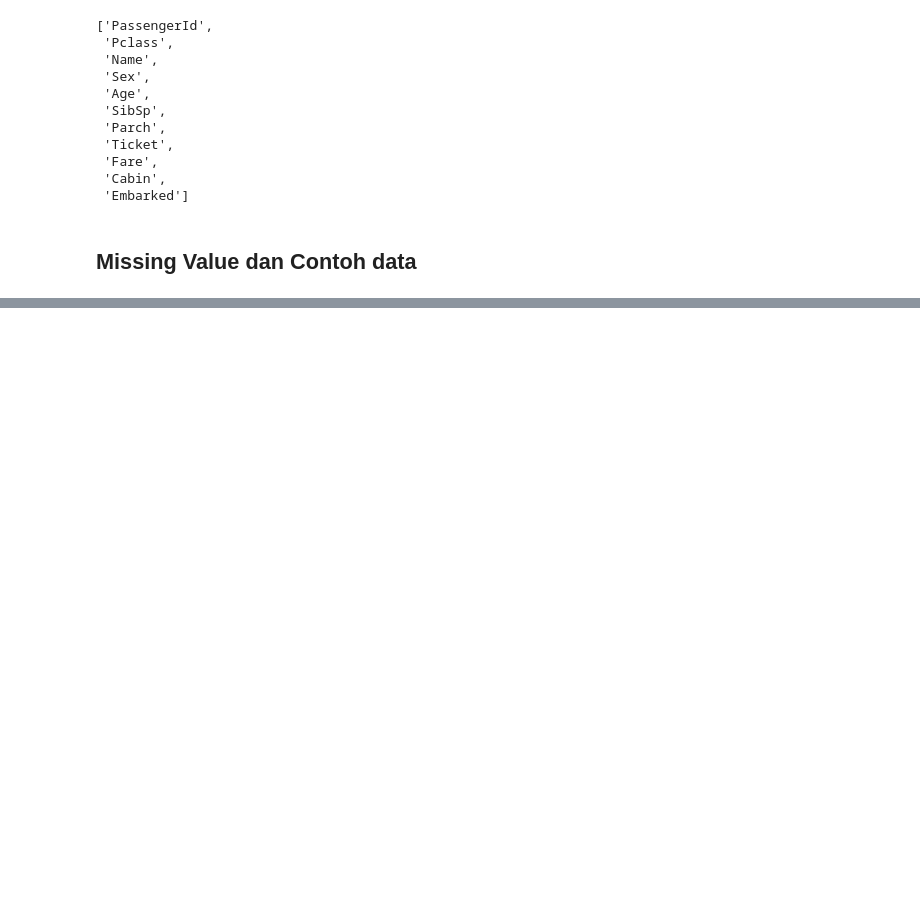
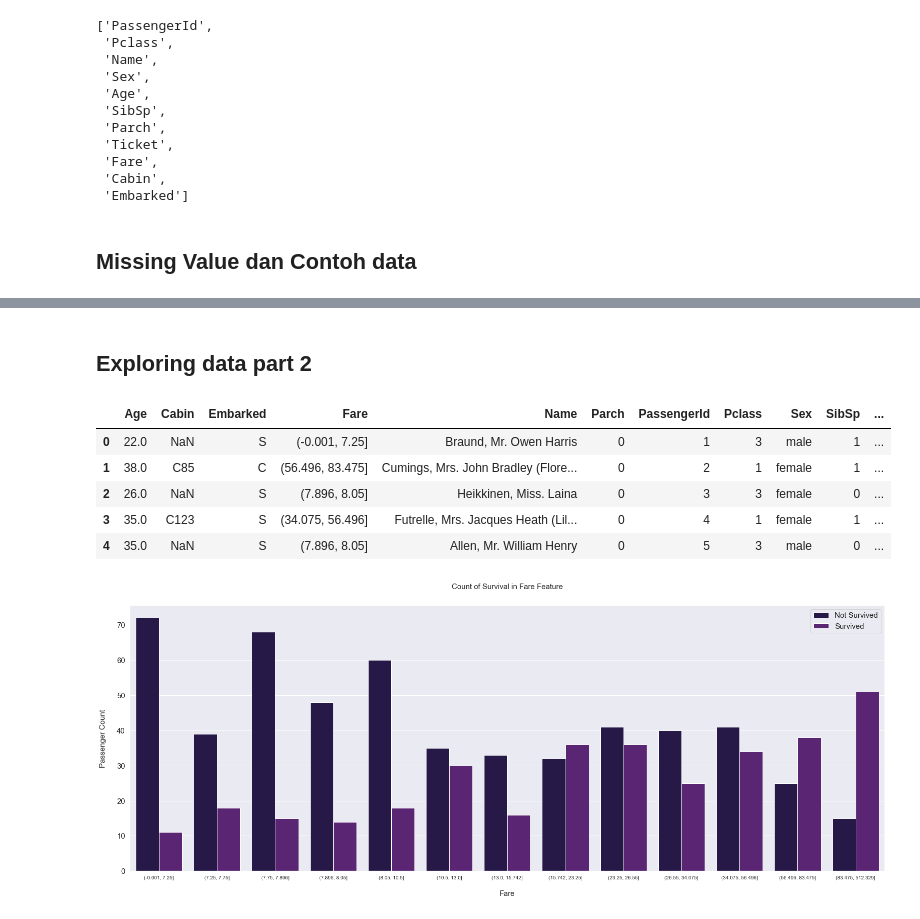
Before and after one commit to UsepSyaikalArifin/Application-File-PT-Bukit-Makmur-Mandiri-Utama-BUMA-, a Jupyter notebook: Kelas Penerapan di Industri/Basic Feature Discovering for Machine Learning/Jupyter Notebook/main.ipynb, the cells around one changed output, grey strips where cells are left out. Saved outputs shown, nothing was run; the diff lists cells and outputs as text; code cells hidden in the pictures; blank space fills up the shorter version.

```diff
--- a/Kelas Penerapan di Industri/Basic Feature Discovering for Machine Learning/Jupyter Notebook/main.ipynb
+++ b/Kelas Penerapan di Industri/Basic Feature Discovering for Machine Learning/Jupyter Notebook/main.ipynb
@@ -203,0 +300,5 @@ None
+# %%
+df_all["Embarked"] = df_all["Embarked"].fillna("S")
+med_fare = df_all.groupby(["Pclass", "Parch", "SibSp"])["Fare"].median()[3][0][0]
+display(med_fare)
+df_all["Fare"] = df_all["Fare"].fillna(med_fare)
@@ -203,0 +332,25 @@ None
+# %% [markdown]
+## Exploring data part 2
+# %%
+df_all["Fare"] = pd.qcut(df_all["Fare"], 13)
+display(df_all.head())
+fig, axs = plt.subplots(figsize=(22, 9))
+sns.countplot(x="Fare", hue="Survived", data=df_all, palette=colors)
+plt.xlabel('Fare', size=15, labelpad=20)
+plt.ylabel('Passenger Count', size=15, labelpad=20)
+plt.tick_params(axis='x', labelsize=10)
+plt.tick_params(axis='y', labelsize=15)
+
+plt.legend(['Not Survived', 'Survived'], loc='upper right', prop={'size': 15})
+plt.title('Count of Survival in {} Feature'.format('Fare'), size=15, y=1.05)
+
+plt.tight_layout()
+plt.show()
+# %% [output]
+|  | Age | Cabin | Embarked | Fare | Name | Parch | PassengerId | Pclass | Sex | SibSp | ... |
+| 0 | 22.0 | NaN | S | (-0.001, 7.25] | Braund, Mr. Owen Harris | 0 | 1 | 3 | male | 1 | ... |
+| 1 | 38.0 | C85 | C | (56.496, 83.475] | Cumings, Mrs. John Bradley (Flore... | 0 | 2 | 1 | female | 1 | ... |
+| 2 | 26.0 | NaN | S | (7.896, 8.05] | Heikkinen, Miss. Laina | 0 | 3 | 3 | female | 0 | ... |
+| 3 | 35.0 | C123 | S | (34.075, 56.496] | Futrelle, Mrs. Jacques Heath (Lil... | 0 | 4 | 1 | female | 1 | ... |
+| 4 | 35.0 | NaN | S | (7.896, 8.05] | Allen, Mr. William Henry | 0 | 5 | 3 | male | 0 | ... |
+[figure, added]
```
Also changed, not shown: parts of 12 cells of this notebook.
